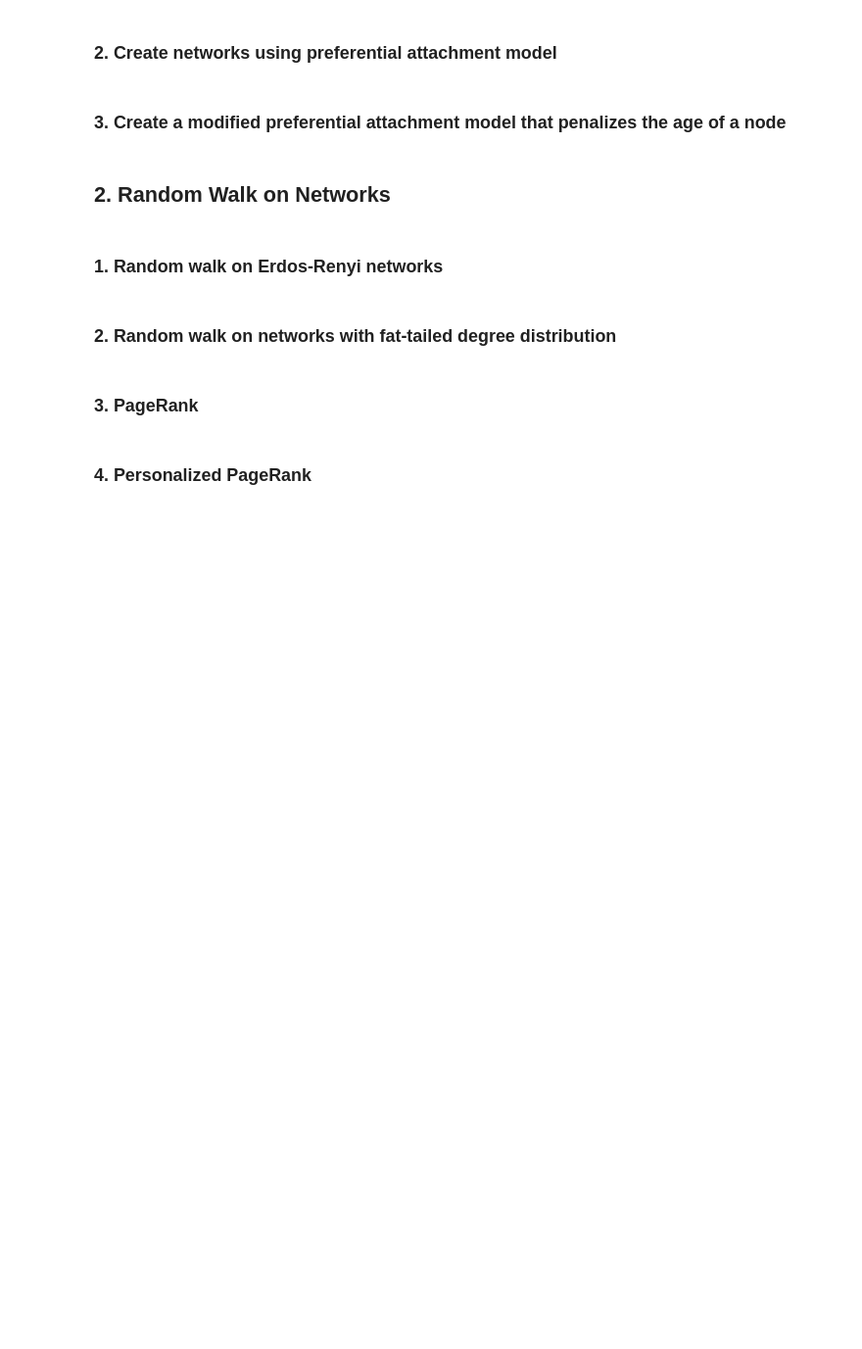
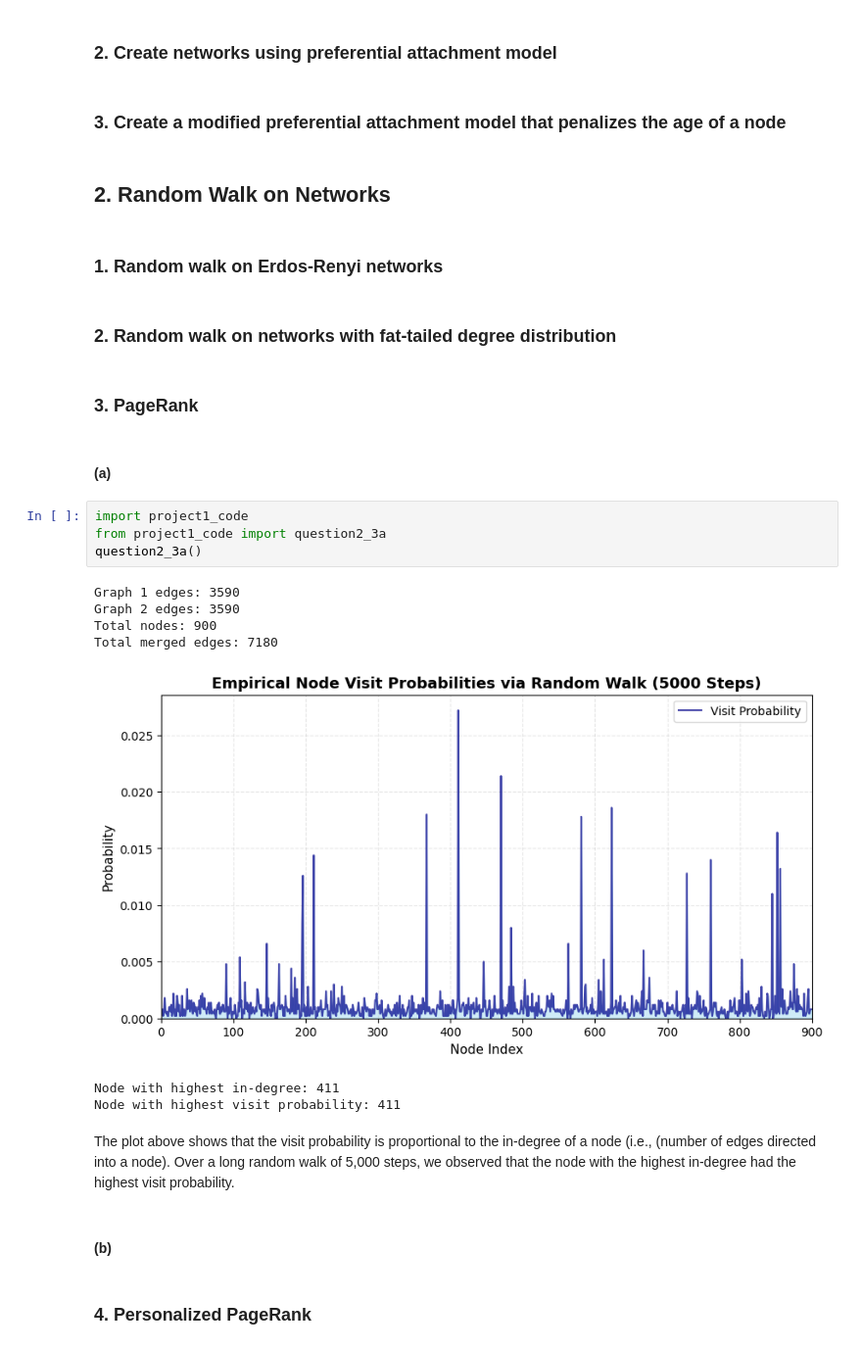
Before and after one commit to enoccer/ECE232E_repo, a Jupyter notebook: Project1/project1.ipynb, the cells around one changed output. Shown at 98% size. Drawn from its saved outputs; the diff is of its cells as text; blank space fills up the shorter version.

Commit message:
Finished Random Walk, Question 3a (PageRank)

```diff
--- a/Project1/project1.ipynb
+++ b/Project1/project1.ipynb
@@ -125,5 +128,23 @@ iv. As c increases, we observe a logarithmic trend. As the number of nodes incre
 ### 2. Random walk on networks with fat-tailed degree distribution
 # %% [markdown]
 ### 3. PageRank
+# %% [markdown]
+#### (a)
+# %%
+import project1_code
+from project1_code import question2_3a
+question2_3a()
+# %% [output]
+Graph 1 edges: 3590
+Graph 2 edges: 3590
+Total nodes: 900
+Total merged edges: 7180
+[figure, added]
+Node with highest in-degree: 411
+Node with highest visit probability: 411
+# %% [markdown]
+The plot above shows that the visit probability is proportional to the in-degree of a node (i.e., (number of edges directed into a node). Over a long random walk of 5,000 steps, we observed that the node with the highest in-degree had the highest visit probability.
+# %% [markdown]
+#### (b)
 # %% [markdown]
 ### 4. Personalized PageRank
```
Also changed, not shown: parts of 1 cell of this notebook, 1 other file.
